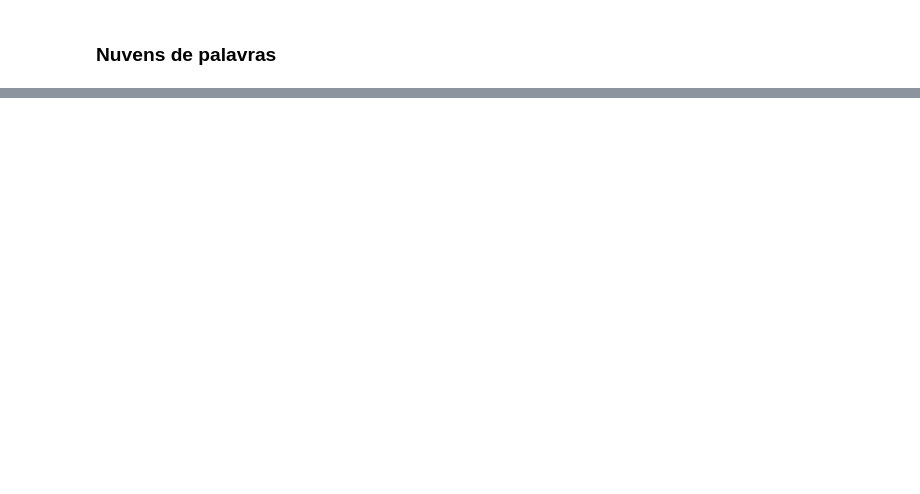
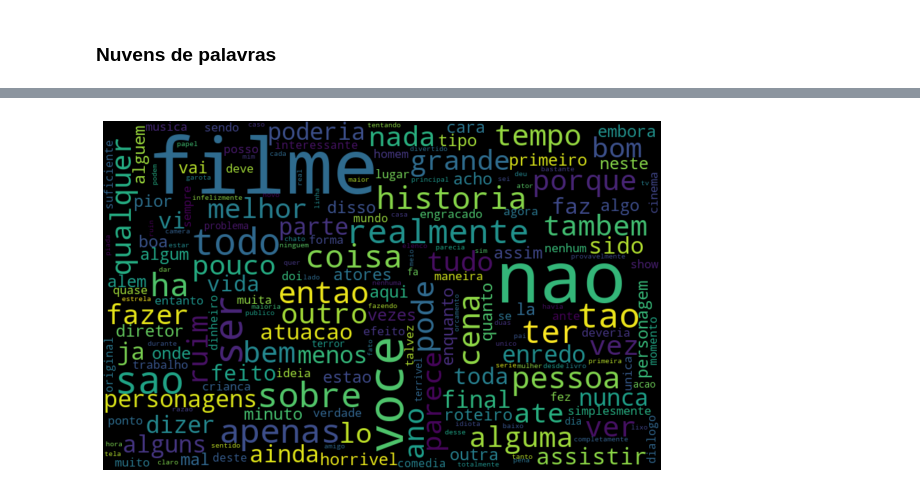
Before and after one commit to LilianeAquino/notebooks_cursos_alura, a Jupyter notebook: NLP/Parte 1/nlp_alura.ipynb, the cells around one changed output, grey strips where cells are left out. Saved outputs shown, nothing was run; the diff lists cells and outputs as text; code cells hidden in the pictures; blank space fills up the shorter version.

```diff
--- a/NLP/Parte 1/nlp_alura.ipynb
+++ b/NLP/Parte 1/nlp_alura.ipynb
@@ -119,0 +171,4 @@ plt.show()
+# %%
+plot_word_cloud(resenha, 'text_pt', 'neg')
+# %% [output]
+[figure, added]
```
Also changed, not shown: parts of 18 cells of this notebook.
